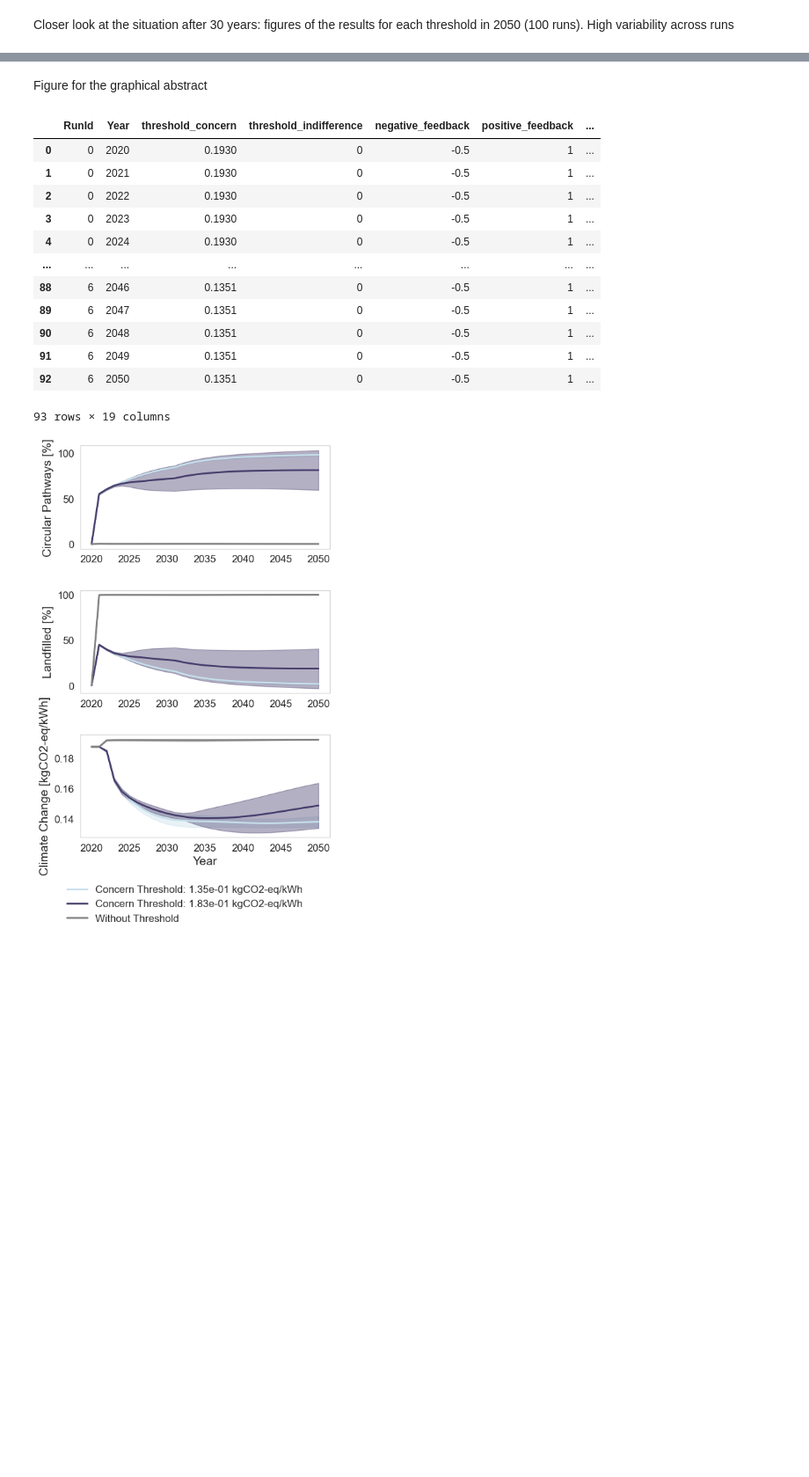
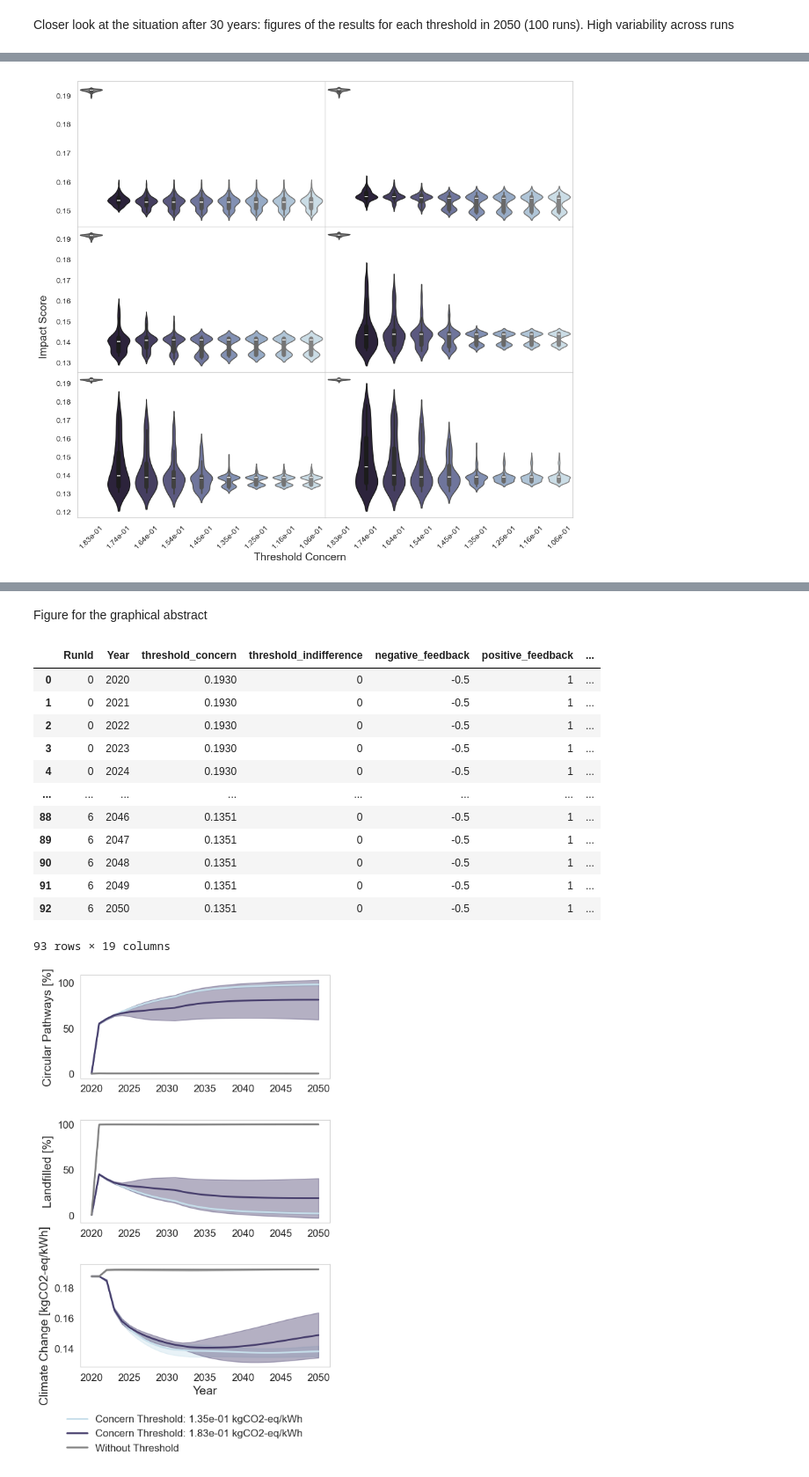
Before and after one commit to rivm-syso/PV-ABM-LCA, a Jupyter notebook: batch_visualize.ipynb, the cells around one changed output, grey strips where cells are left out. Shown at 88% size. Drawn from its saved outputs; the diff is of its cells as text; code cells hidden in the pictures; blank space fills up the shorter version.

```diff
--- a/batch_visualize.ipynb
+++ b/batch_visualize.ipynb
@@ -481,0 +557,92 @@ results_df_year_30.head(100)
+# %%
+import numpy as np
+import pandas as pd
+import seaborn as sns
+import matplotlib.pyplot as plt
+from matplotlib.ticker import FixedLocator
+
+# Define the years to plot
+years = [2025, 2030, 2035, 2040, 2045, 2050]
+results_dfs = [results_df_year_25, results_df_year_30, results_df_year_35, results_df_year_40, results_df_year_45, results_df_year_50]
+
+# Set the plot style
+sns.set_style("whitegrid")
+
+# Create subplots (3 rows, 2 columns)
+fig, axs = plt.subplots(3, 2, figsize=(10, 9))
+axs = axs.flatten()
+
+# Loop through each year and create a violin plot
+for i, (year, results_df_year) in enumerate(zip(years, results_dfs)):
+    # Identify the highest concern threshold
+    max_threshold = results_df_year["threshold_concern"].max()
+
+    # Exclude the maximum threshold from the results
+    results_df_filtered = results_df_year[results_df_year["threshold_concern"] != max_threshold]
+
+    # Plot configurations
+    x_var = "threshold_concern"
+    y_var = "Impact count"
+
+    # Create the violin plot for the highest concern threshold in grey
+    sns.violinplot(
+        data=results_df_year[results_df_year["threshold_concern"] == max_threshold],
+        x=x_var,
+        y=y_var,
+        color="grey",
+        ax=axs[i]
+    )
+
+    # Extract the significant thresholds (excluding the max threshold)
+    significant_thresholds = sorted(results_df_filtered["threshold_concern"].unique(), reverse=True)
+
+    # Define the color palette based on the number of significant thresholds
+    color_palette = sns.color_palette("ch:s=.25,rot=-.25", n_colors=len(significant_thresholds) - 1)[::-1]
+
+    # Create the violin plot for each significant threshold (excluding the max threshold)
+    for j, threshold in enumerate(significant_thresholds[1:]):  # Skip the first element (max_threshold)
+        sns.violinplot(
+            data=results_df_filtered[results_df_filtered["threshold_concern"] == threshold],
+            x=x_var,
+            y=y_var,
+            color=color_palette[j],
+            ax=axs[i],
+
+        )
+
+    axs[i].set_xticks(range(len(significant_thresholds)))  # Set the x-tick positions
+    axs[i].set_xticklabels(x_labels, rotation=45)  # Set the x-tick labels and rotate them for better visibility
+
+    # Remove the grid and axis ticks to make the plots closer together
+    axs[i].grid(False)
+    axs[i].tick_params(axis='both', which='both', length=0)  # Remove ticks
+
+    # Remove the y-axis label for the inner subplots (axs[1] and axs[3])
+    if i in [1, 3, 5]:  # Inner subplots
+        axs[i].set_ylabel('')
+        axs[i].set_xlabel('')
+        axs[i].set_yticklabels([])
+    else:
+        axs[i].set_ylabel('')
+        axs[i].set_xlabel('')
+
+# Set common x and y labels for the entire figure
+fig.text(0.5, 0.04, 'Threshold Concern', ha='center', va='center', fontsize=14)
+fig.text(0.04, 0.5, 'Impact Score', ha='center', va='center', rotation='vertical', fontsize=14)
+
+# Add ticks to the outer subplots only
+for i, ax in enumerate(axs):
+    if i in [0, 2, 4, 5]:  # Outer subplots (positions 0, 2, 4, 5)
+        ax.tick_params(axis='both', which='both', length=5)  # Add ticks to the outer subplots
+
+
+# Adjust layout to minimize spacing between subplots
+plt.subplots_adjust(top = 0.99, bottom = 0.12, hspace=0, wspace=0, left = 0.1, right = 0.99)  # No space between subplots
+
+# Save the plot to a file
+plt.savefig(f"results/{folder}/violin_plots_all_years.png", dpi=300)
+
+# Show the plot
+plt.show()
+# %% [output]
+[figure, added]
```
Also changed, not shown: parts of 7 cells of this notebook.
